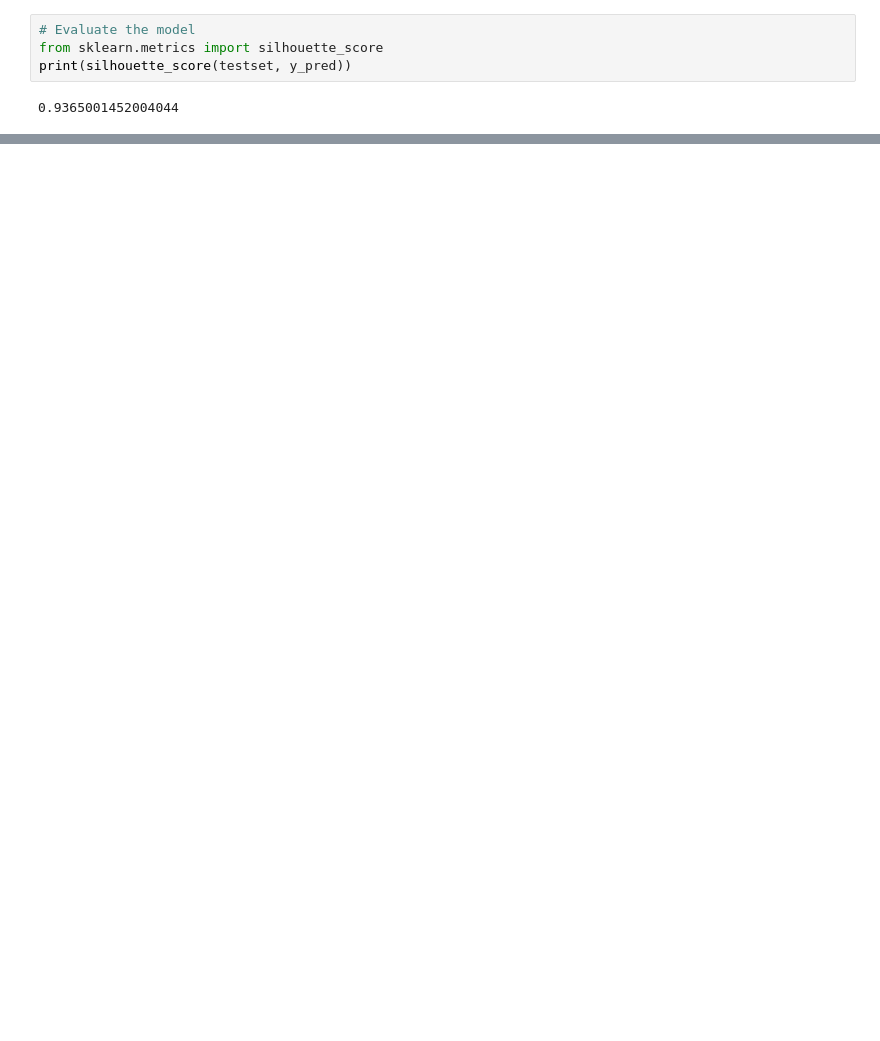
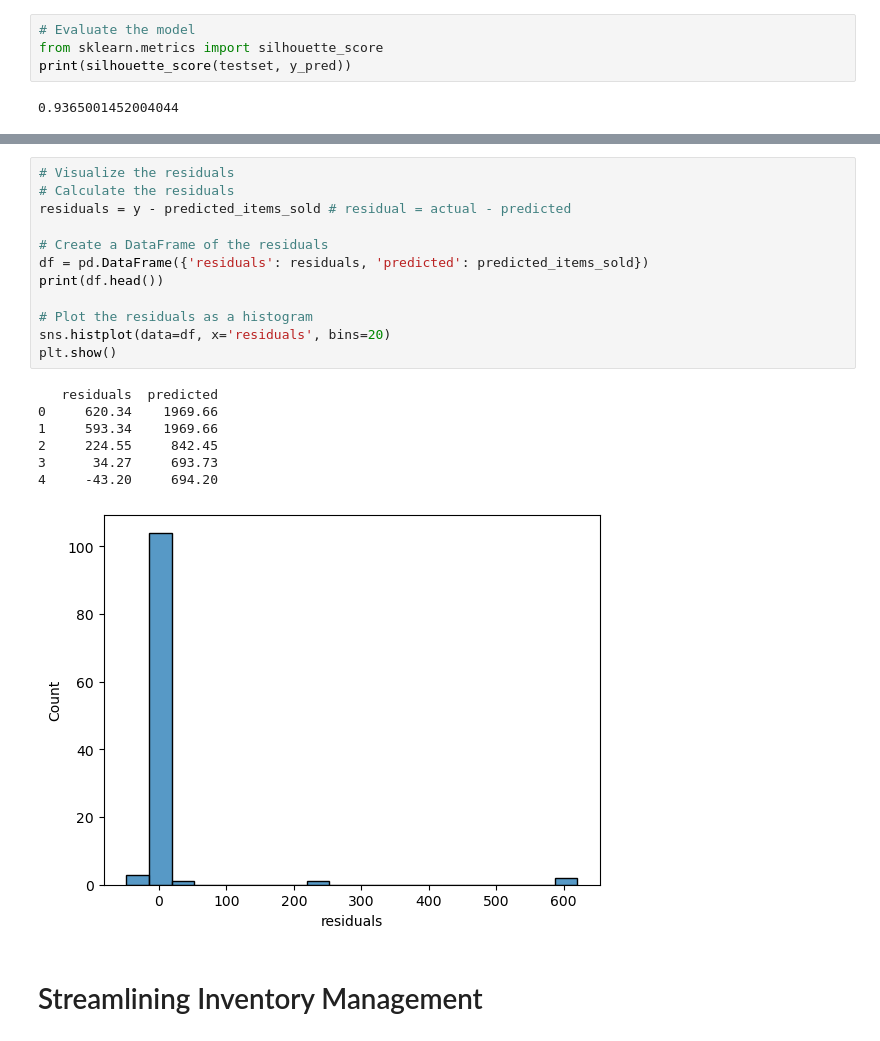
Before and after one commit to sanchick02/AlhaAlfa, a Jupyter notebook: AlhaAlfa_main(1).ipynb, the cells around one changed output, grey strips where cells are left out. Cells and saved outputs as stored; diff of their text form; blank space fills up the shorter version.

```diff
--- a/AlhaAlfa_main(1).ipynb
+++ b/AlhaAlfa_main(1).ipynb
@@ -523,0 +591,22 @@ The best-selling product is: LIP BOOSTER - WATERMELON
+# %%
+# Visualize the residuals
+# Calculate the residuals
+residuals = y - predicted_items_sold # residual = actual - predicted
+
+# Create a DataFrame of the residuals
+df = pd.DataFrame({'residuals': residuals, 'predicted': predicted_items_sold})
+print(df.head())
+
+# Plot the residuals as a histogram
+sns.histplot(data=df, x='residuals', bins=20)
+plt.show()
+# %% [output]
+   residuals  predicted
+0     620.34    1969.66
+1     593.34    1969.66
+2     224.55     842.45
+3      34.27     693.73
+4     -43.20     694.20
+[figure, added]
+# %% [markdown]
+# Streamlining Inventory Management
```
Also changed, not shown: parts of 19 cells of this notebook, 3 other files.
